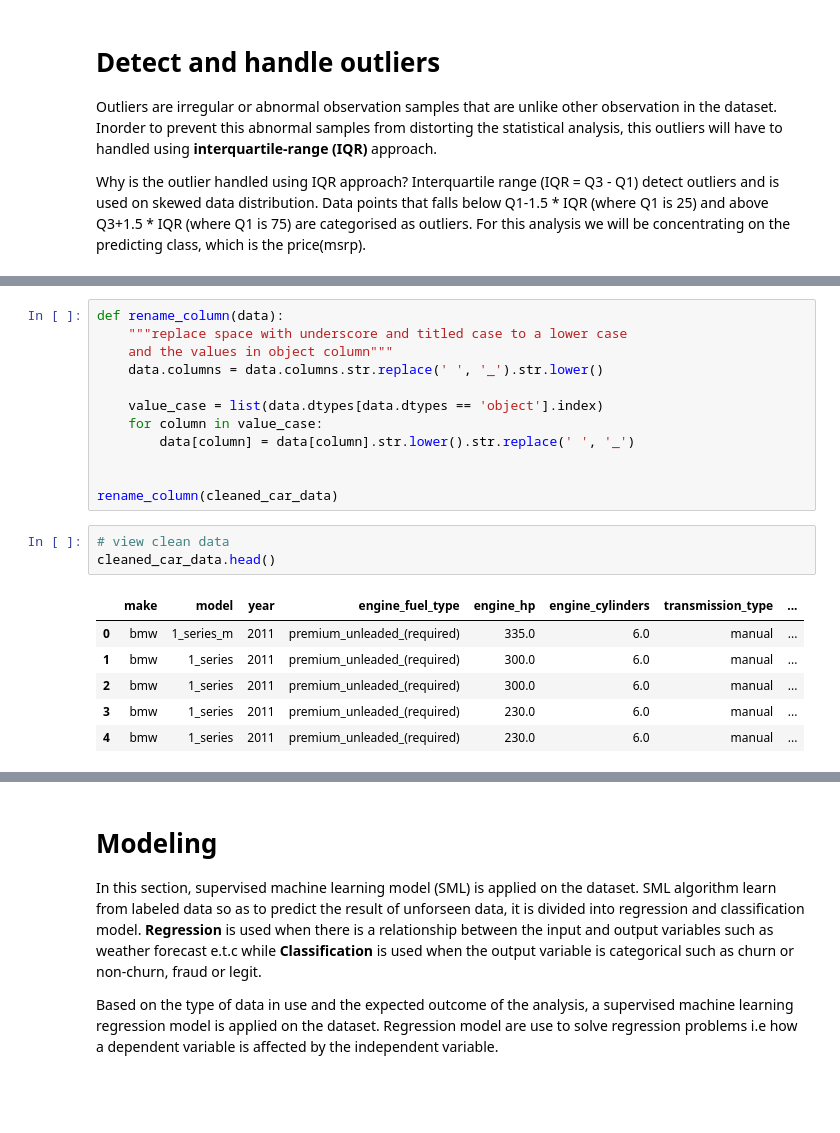
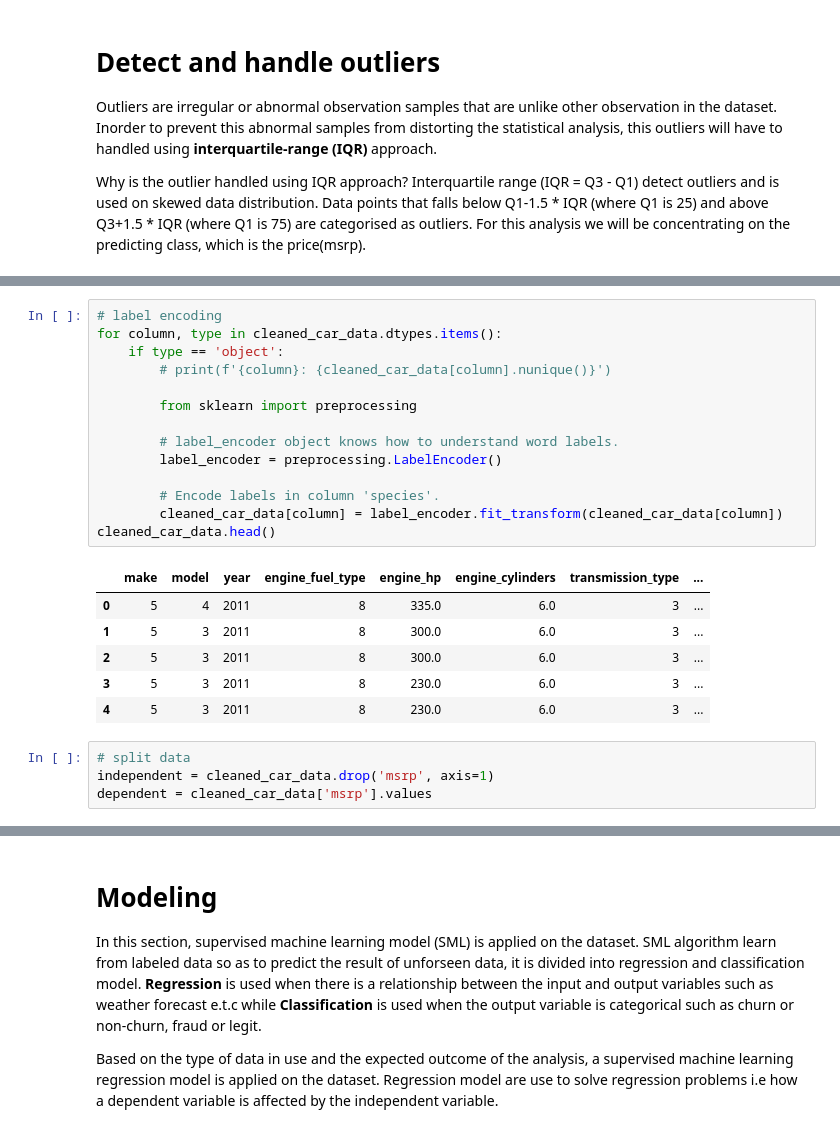
Before and after one commit to toludoyin/car-price-prediction, a Jupyter notebook: car_price_analysis_model.ipynb, the cells around one changed output, grey strips where cells are left out. Saved outputs shown, nothing was run; the diff lists cells and outputs as text; blank space fills up the shorter version.

```diff
--- a/car_price_analysis_model.ipynb
+++ b/car_price_analysis_model.ipynb
@@ -347,22 +362,25 @@ Rename and restructure column, for every variable name with a space between them
-# %%
-def rename_column(data):
-    """replace space with underscore and titled case to a lower case
-    and the values in object column"""
-    data.columns = data.columns.str.replace(' ', '_').str.lower()
-
-    value_case = list(data.dtypes[data.dtypes == 'object'].index)
-    for column in value_case:
-        data[column] = data[column].str.lower().str.replace(' ', '_')
-
-
-rename_column(cleaned_car_data)
-# %%
-# view clean data
-cleaned_car_data.head()
-# %% [output]
-|  | make | model | year | engine_fuel_type | engine_hp | engine_cylinders | transmission_type | ... |
-| 0 | bmw | 1_series_m | 2011 | premium_unleaded_(required) | 335.0 | 6.0 | manual | ... |
-| 1 | bmw | 1_series | 2011 | premium_unleaded_(required) | 300.0 | 6.0 | manual | ... |
-| 2 | bmw | 1_series | 2011 | premium_unleaded_(required) | 300.0 | 6.0 | manual | ... |
-| 3 | bmw | 1_series | 2011 | premium_unleaded_(required) | 230.0 | 6.0 | manual | ... |
-| 4 | bmw | 1_series | 2011 | premium_unleaded_(required) | 230.0 | 6.0 | manual | ... |
+# %%
+# label encoding
+for column, type in cleaned_car_data.dtypes.items():
+    if type == 'object':
+        # print(f'{column}: {cleaned_car_data[column].nunique()}')
+
+        from sklearn import preprocessing
+
+        # label_encoder object knows how to understand word labels.
+        label_encoder = preprocessing.LabelEncoder()
+
+        # Encode labels in column 'species'.
+        cleaned_car_data[column] = label_encoder.fit_transform(cleaned_car_data[column])
+cleaned_car_data.head()
+# %% [output]
+|  | make | model | year | engine_fuel_type | engine_hp | engine_cylinders | transmission_type | ... |
+| 0 | 5 | 4 | 2011 | 8 | 335.0 | 6.0 | 3 | ... |
+| 1 | 5 | 3 | 2011 | 8 | 300.0 | 6.0 | 3 | ... |
+| 2 | 5 | 3 | 2011 | 8 | 300.0 | 6.0 | 3 | ... |
+| 3 | 5 | 3 | 2011 | 8 | 230.0 | 6.0 | 3 | ... |
+| 4 | 5 | 3 | 2011 | 8 | 230.0 | 6.0 | 3 | ... |
+# %%
+# split data
+independent = cleaned_car_data.drop('msrp', axis=1)
+dependent = cleaned_car_data['msrp'].values
```
Also changed, not shown: parts of 26 cells of this notebook.
